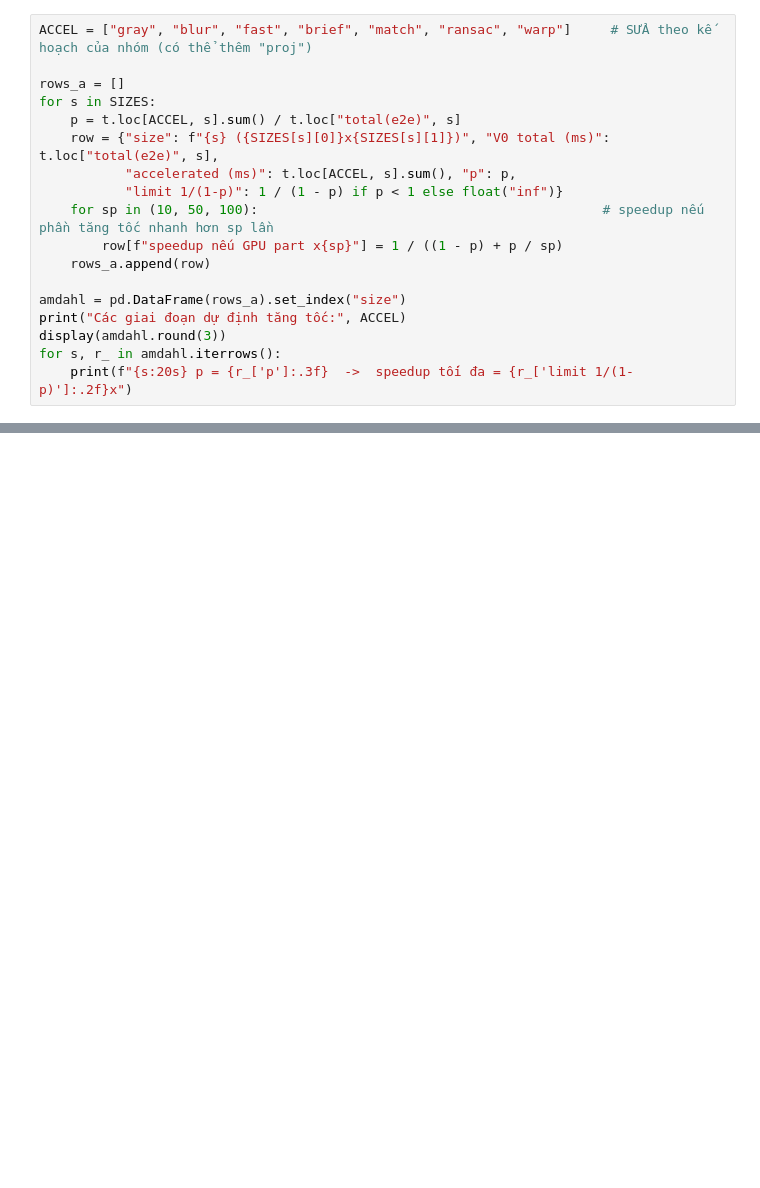
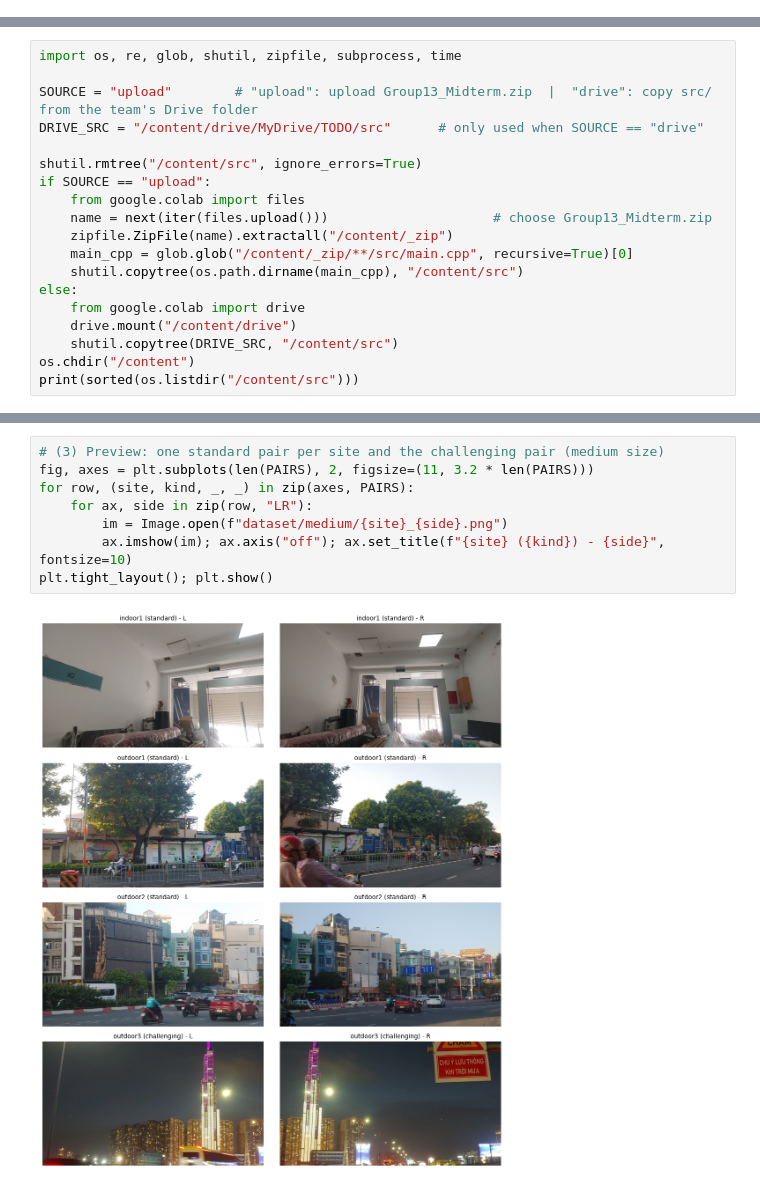
Before and after one commit to DangDecTen/parallel-image-stitching, a Jupyter notebook: GroupXX_Midterm.ipynb, the cells around one changed output, grey strips where cells are left out. Saved outputs shown, nothing was run; the diff lists cells and outputs as text; blank space fills up the shorter version.

```diff
--- a/GroupXX_Midterm.ipynb
+++ b/GroupXX_Midterm.ipynb
@@ -434,18 +0,0 @@ Ví dụ: các giai đoạn đó chiếm 90% thời gian → tối đa 10×.
-# %%
-ACCEL = ["gray", "blur", "fast", "brief", "match", "ransac", "warp"]     # SỬA theo kế hoạch của nhóm (có thể thêm "proj")
-
-rows_a = []
-for s in SIZES:
-    p = t.loc[ACCEL, s].sum() / t.loc["total(e2e)", s]
-    row = {"size": f"{s} ({SIZES[s][0]}x{SIZES[s][1]})", "V0 total (ms)": t.loc["total(e2e)", s],
-           "accelerated (ms)": t.loc[ACCEL, s].sum(), "p": p,
-           "limit 1/(1-p)": 1 / (1 - p) if p < 1 else float("inf")}
-    for sp in (10, 50, 100):                                            # speedup nếu phần tăng tốc nhanh hơn sp lần
-        row[f"speedup nếu GPU part x{sp}"] = 1 / ((1 - p) + p / sp)
-    rows_a.append(row)
-
-amdahl = pd.DataFrame(rows_a).set_index("size")
-print("Các giai đoạn dự định tăng tốc:", ACCEL)
-display(amdahl.round(3))
-for s, r_ in amdahl.iterrows():
-    print(f"{s:20s} p = {r_['p']:.3f}  ->  speedup tối đa = {r_['limit 1/(1-p)']:.2f}x")
@@ -461,0 +46,19 @@ large (3840x2160)    p = 0.746  ->  speedup tối đa = 3.94x
+# %%
+import os, re, glob, shutil, zipfile, subprocess, time
+
+SOURCE = "upload"        # "upload": upload Group13_Midterm.zip  |  "drive": copy src/ from the team's Drive folder
+DRIVE_SRC = "/content/drive/MyDrive/TODO/src"      # only used when SOURCE == "drive"
+
+shutil.rmtree("/content/src", ignore_errors=True)
+if SOURCE == "upload":
+    from google.colab import files
+    name = next(iter(files.upload()))                     # choose Group13_Midterm.zip
+    zipfile.ZipFile(name).extractall("/content/_zip")
+    main_cpp = glob.glob("/content/_zip/**/src/main.cpp", recursive=True)[0]
+    shutil.copytree(os.path.dirname(main_cpp), "/content/src")
+else:
+    from google.colab import drive
+    drive.mount("/content/drive")
+    shutil.copytree(DRIVE_SRC, "/content/src")
+os.chdir("/content")
+print(sorted(os.listdir("/content/src")))
@@ -461,0 +195,10 @@ large (3840x2160)    p = 0.746  ->  speedup tối đa = 3.94x
+# %%
+# (3) Preview: one standard pair per site and the challenging pair (medium size)
+fig, axes = plt.subplots(len(PAIRS), 2, figsize=(11, 3.2 * len(PAIRS)))
+for row, (site, kind, _, _) in zip(axes, PAIRS):
+    for ax, side in zip(row, "LR"):
+        im = Image.open(f"dataset/medium/{site}_{side}.png")
+        ax.imshow(im); ax.axis("off"); ax.set_title(f"{site} ({kind}) - {side}", fontsize=10)
+plt.tight_layout(); plt.show()
+# %% [output]
+[figure, added]
```
Also changed, not shown: parts of 50 cells of this notebook, 1 other file.
